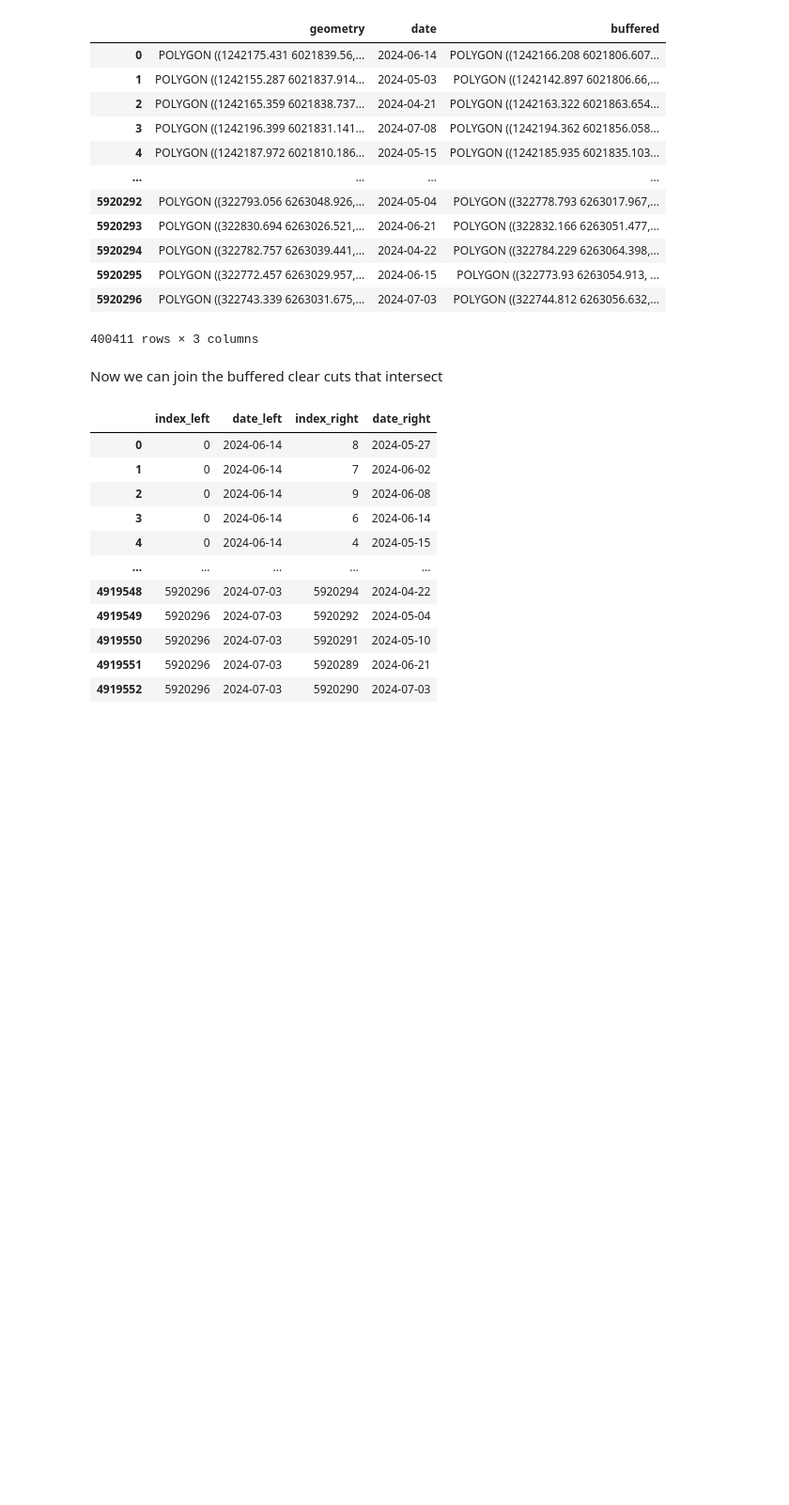
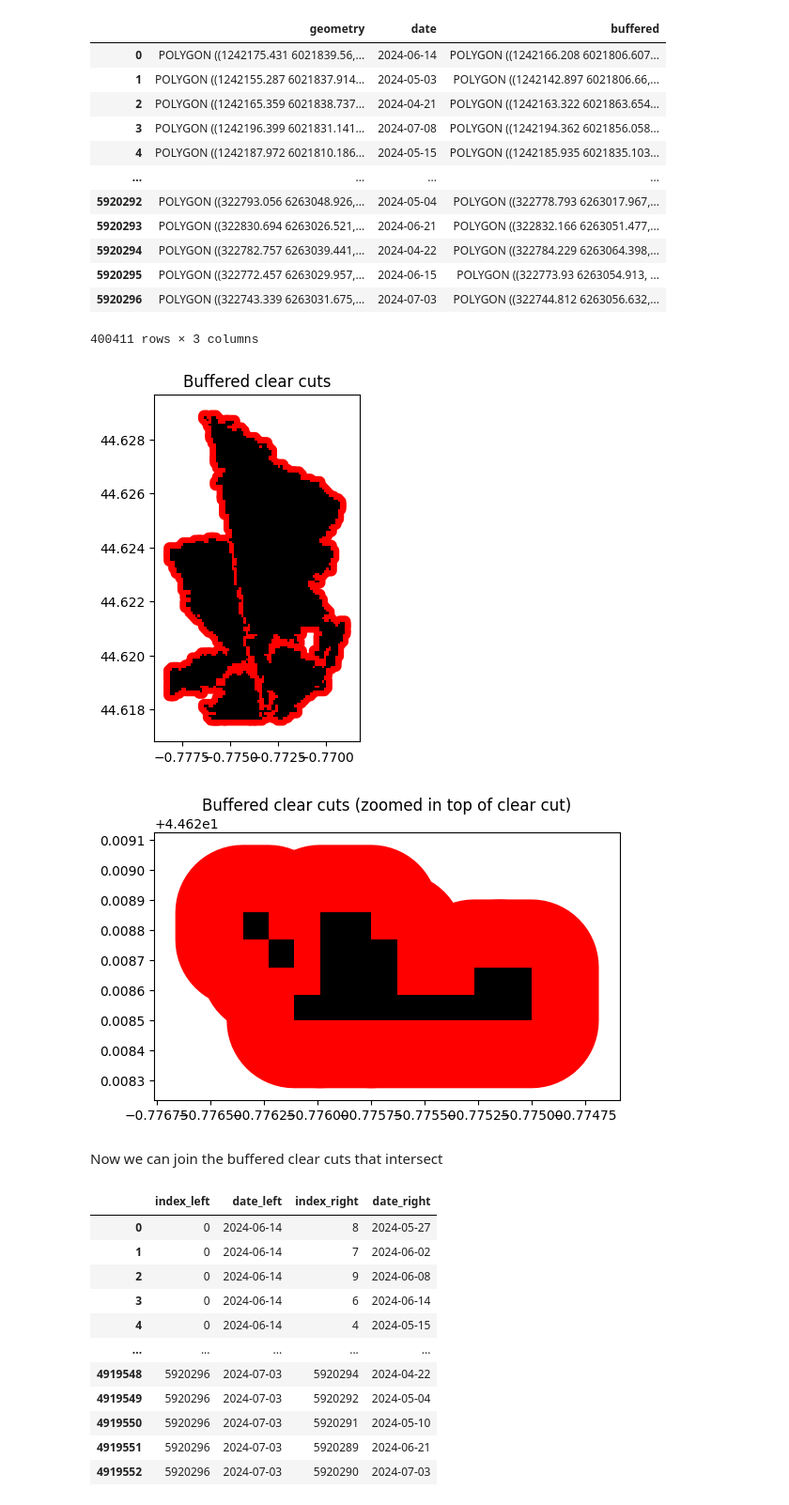
Before and after one commit to dataforgoodfr/13_brigade_coupes_rases, a Jupyter notebook: analytics/notebooks/prepare_sufosat_layer.ipynb, the cells around one changed output. Shown at 94% size. Drawn from its saved outputs; the diff is of its cells as text; code cells hidden in the pictures; blank space fills up the shorter version.

```diff
--- a/analytics/notebooks/prepare_sufosat_layer.ipynb
+++ b/analytics/notebooks/prepare_sufosat_layer.ipynb
@@ -354,6 +360,25 @@ gdf
 | 5920295 | POLYGON ((322772.457 6263029.957,... | 2024-06-15 | POLYGON ((322773.93 6263054.913, ... |
 | 5920296 | POLYGON ((322743.339 6263031.675,... | 2024-07-03 | POLYGON ((322744.812 6263056.632,... |
 400411 rows × 3 columns
+# %%
+fig, ax = plt.subplots()
+gdf.clip(box(minx, miny, maxx, maxy)).to_crs(epsg=2154).geometry.buffer(
+    MAX_METERS_BETWEEN_CLEAR_CUTS / 2
+).to_crs(epsg=4326).plot(ax=ax, color="red", alpha=1)
+gdf.clip(box(minx, miny, maxx, maxy)).plot(ax=ax, color="black", alpha=1)
+ax.set_title("Buffered clear cuts")
+plt.show()
+
+fig, ax = plt.subplots()
+gdf.clip(box(minx, 44.6285, -0.7750, maxy)).to_crs(epsg=2154).geometry.buffer(
+    MAX_METERS_BETWEEN_CLEAR_CUTS / 2
+).to_crs(epsg=4326).plot(ax=ax, color="red", alpha=1)
+gdf.clip(box(minx, 44.6285, -0.7750, maxy)).plot(ax=ax, color="black", alpha=1)
+ax.set_title("Buffered clear cuts (zoomed in top of clear cut)")
+plt.show()
+# %% [output]
+[figure, added]
+[figure, added]
 # %% [markdown]
 Now we can join the buffered clear cuts that intersect
 # %%
```
Also changed, not shown: parts of 5 cells of this notebook.
